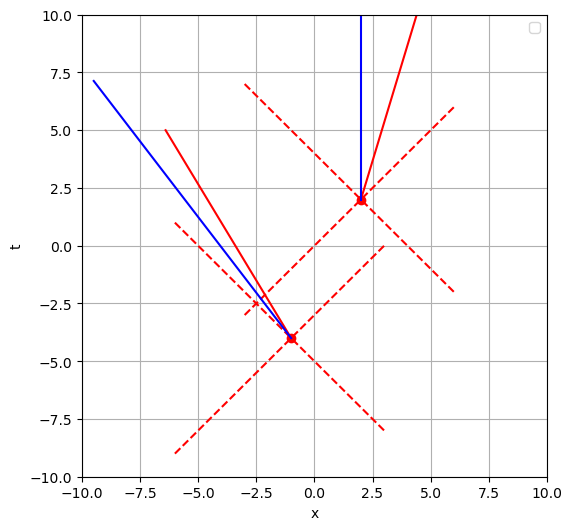
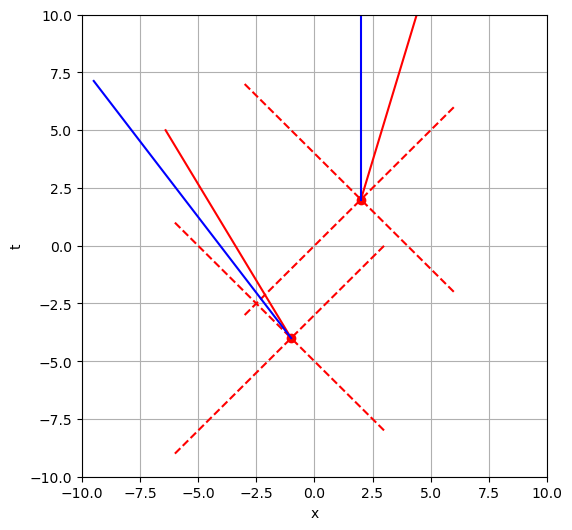
Code edit (unified diff) that turned the first committed figure into the second:
--- before
+++ after
@@ -27,2 +27,11 @@
 minkowski_space.lorentz_transform(v,pos,t,event)
 minkowski_space.lorentz_transform(v,pos_0,t_0,event_0)
+
+#transform a line of simultaneous events
+#posit = np.arange(-5,5)
+#time = np.array([0,0,0,0,0,0,0,0,0,0])
+#plt.plot(posit,time,'r')
+#minkowski_space.lorentz_transform(v,posit,time,[0,0])
+
+limits = [0,6]
+minkowski_space.proper_time(v,limits)

Commit: Completed the propertime method of the minkowski_space class. This method uses the scipy quad function to integrate the propertime for a user inputted time interval. The equation is dTau = dt*(1-v**2)**0.5. This completes the main features of this project. Unfortunately, I can't get matplotlib widge